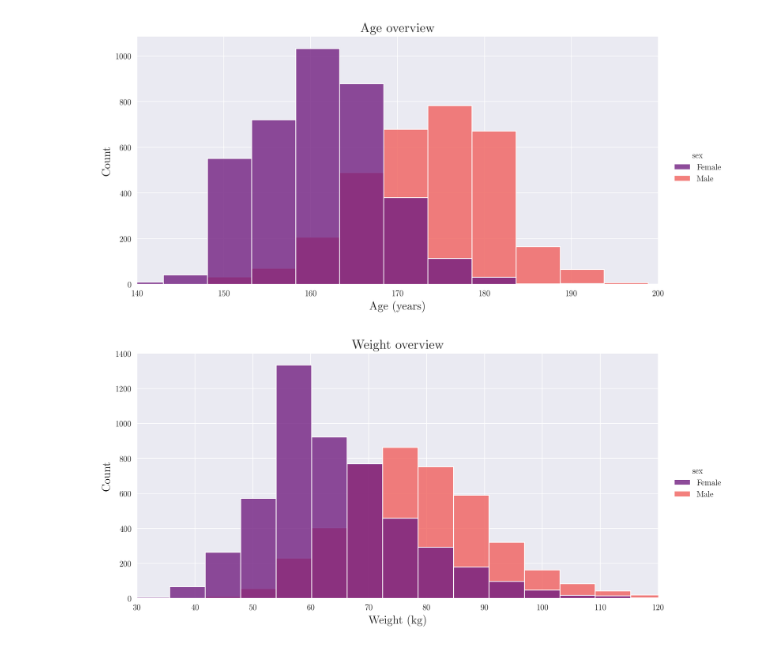
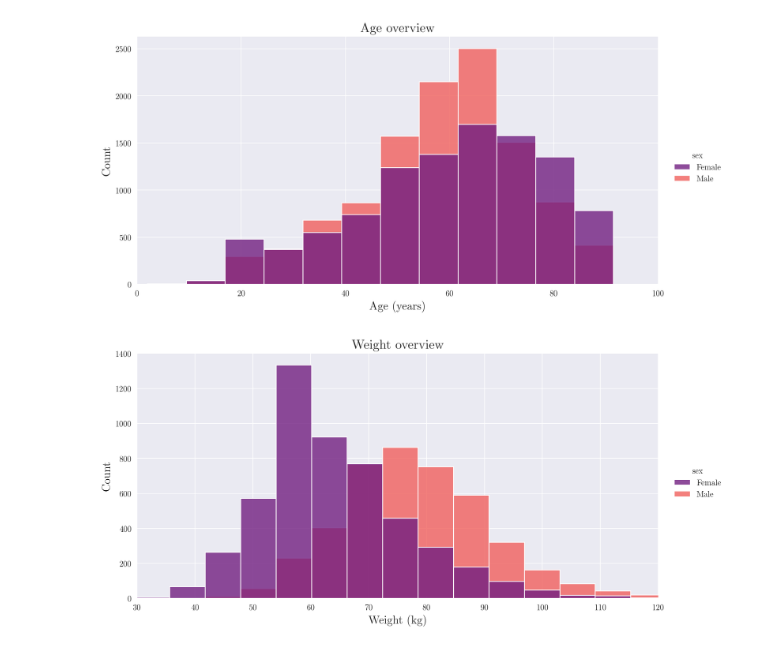
Before and after one commit to Kubson900/ECG-Anomaly-Detection, a Jupyter notebook: patient_data_analysis.ipynb, the cells around one changed output. Saved outputs shown, nothing was run; the diff lists cells and outputs as text; code cells hidden in the pictures.

Commit message:
Fixed age graph, added example lead templates

```diff
--- a/patient_data_analysis.ipynb
+++ b/patient_data_analysis.ipynb
@@ -42,22 +42,22 @@ y_sex_data["sex"].replace([0, 1], ["Male", "Female"], inplace=True)
 # %%
 age_plot = sns.displot(
     data=y_sex_data,
-    x="height",
+    x="age",
     bins=40,
     hue="sex",
     alpha=0.8,
     palette="magma",
     height=5,
     aspect=2,
 )
 age_plot.fig.set_dpi(200)
-plt.xlim(140, 200)
+plt.xlim(0, 100)
 plt.title("Age overview", fontsize=16)
 plt.xlabel("Age (years)", fontsize=14)
 plt.ylabel("Count", fontsize=14)
 plt.savefig("patient_data_analysis_images/age.png", bbox_inches="tight")
 # %% [output]
-[figure, old version]
+[figure, new version]
 # %%
 weight_plot = sns.displot(
     data=y_sex_data,
```
Also changed, not shown: 10 other files.
